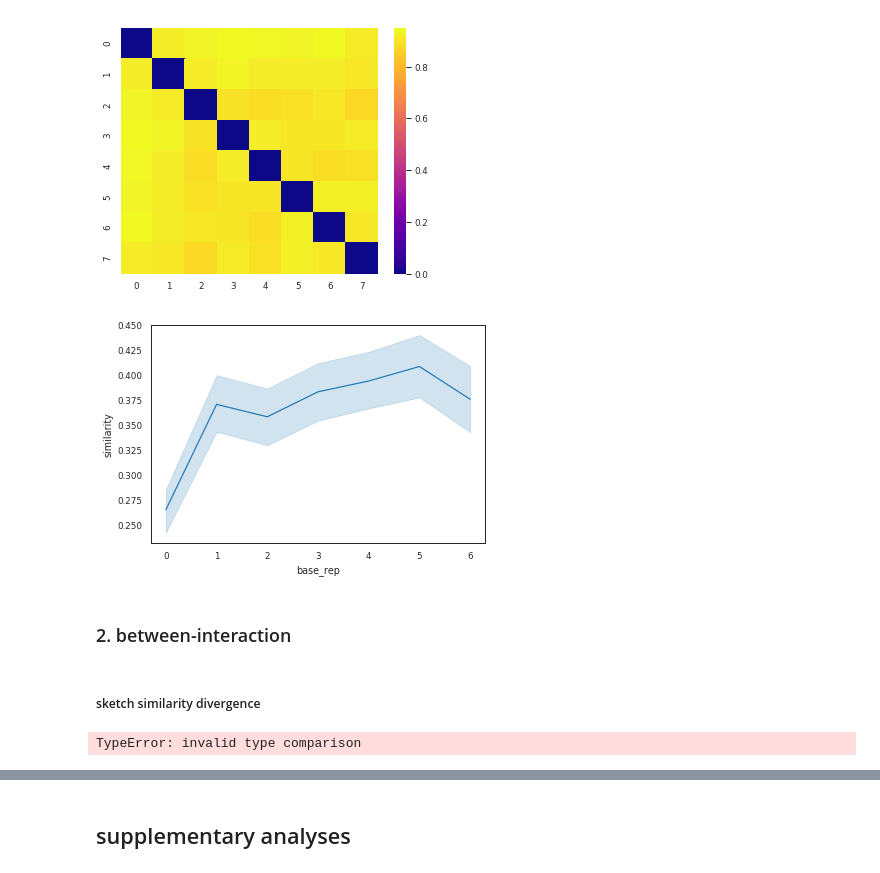
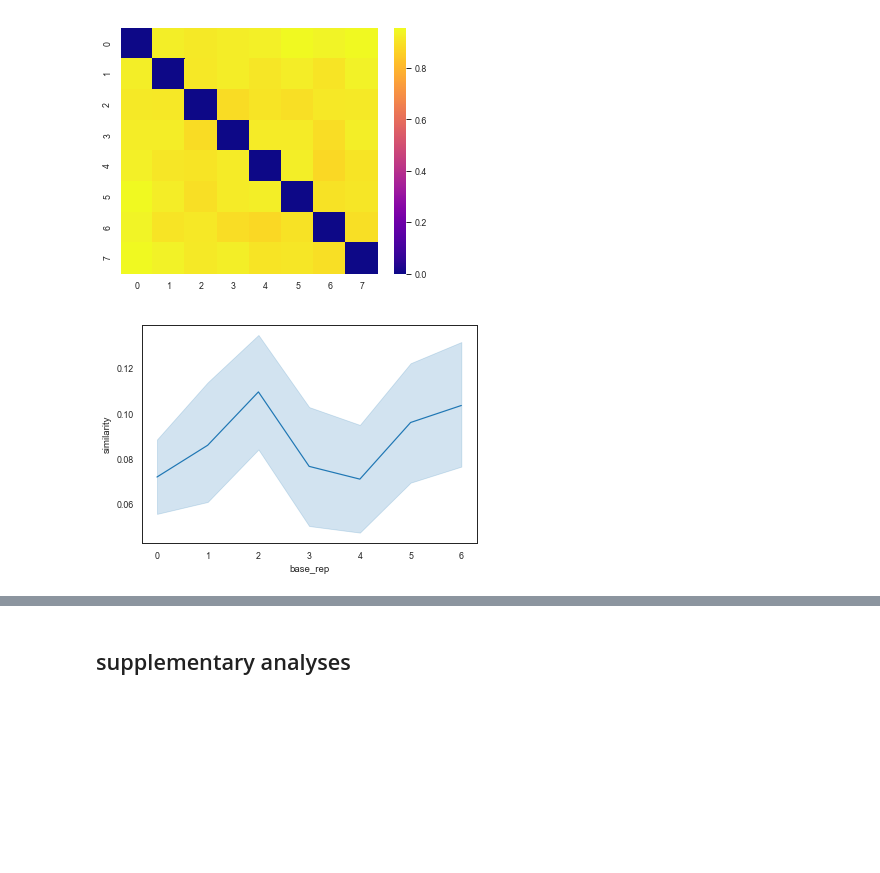
Before and after one commit to cogtoolslab/graphical_conventions_cogsci19, a Jupyter notebook: analysis/ipynb/megsano/analyze_refgame_sketches.ipynb, the cells around one changed output, grey strips where cells are left out. Drawn from its saved outputs; the diff is of its cells as text; code cells hidden in the pictures; blank space fills up the shorter version.

```diff
--- a/analysis/ipynb/megsano/analyze_refgame_sketches.ipynb
+++ b/analysis/ipynb/megsano/analyze_refgame_sketches.ipynb
@@ -114,20 +101,13 @@ h.plot_within_interaction_similarity(arr_of_corrmats)
 # %%
-### permute across repetitions and create matrix for similarity between adjacent repetitions averaged within target and within game
-M_pseudo = h.scramble_df_within_target_rep(M)
-arr_of_corrmats_permuted = h.make_adjacency_matrix(M_pseudo, F, 'pseudo_gameID')
+reload(h)
+# permute across gameIDs
+M_permuted_gameID = h.scramble_df_across_gameID_within_target_and_rep(M)
+# create matrix for similarity between adjacent repetitions averaged within target and within game (PERMUTED)
+arr_of_corrmats_permuted = h.make_adjacency_matrix(M_permuted_gameID, F, 'pseudo_gameID')
 # %% [output]
 [figure]
-# %%
-### just plotting one back similarities
-h.plot_within_interaction_similarity(arr_of_corrmats)
-# %% [output]
-[figure, removed]
-# %% [markdown]
-### 2. between-interaction
-# %% [markdown]
-##### sketch similarity divergence
-# %%
-### calculates similarity of sketches between interactions within a repetition
-h.plot_between_interaction_similarity(M)
-# %% [output]
-TypeError: invalid type comparison
+# %%
+# plot within-pair convergence (PERMUTED)
+h.plot_within_interaction_similarity(arr_of_corrmats_permuted)
+# %% [output]
+[figure, added]
```
Also changed, not shown: parts of 19 cells of this notebook, 1 other file.
